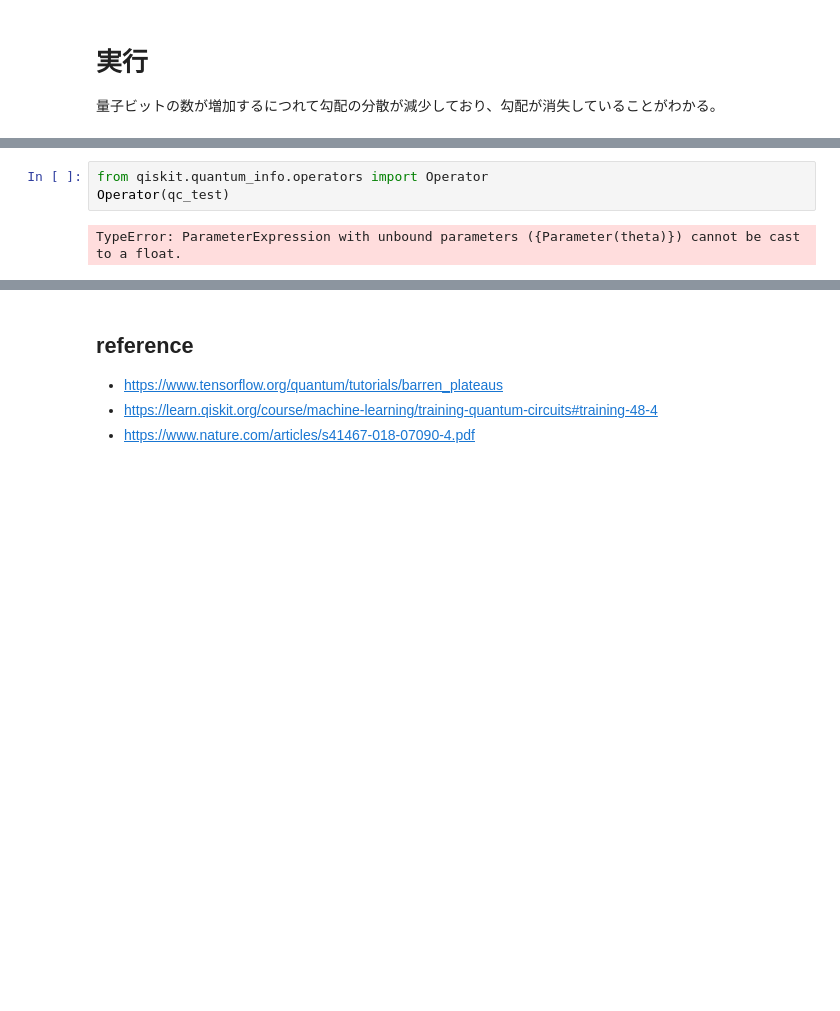
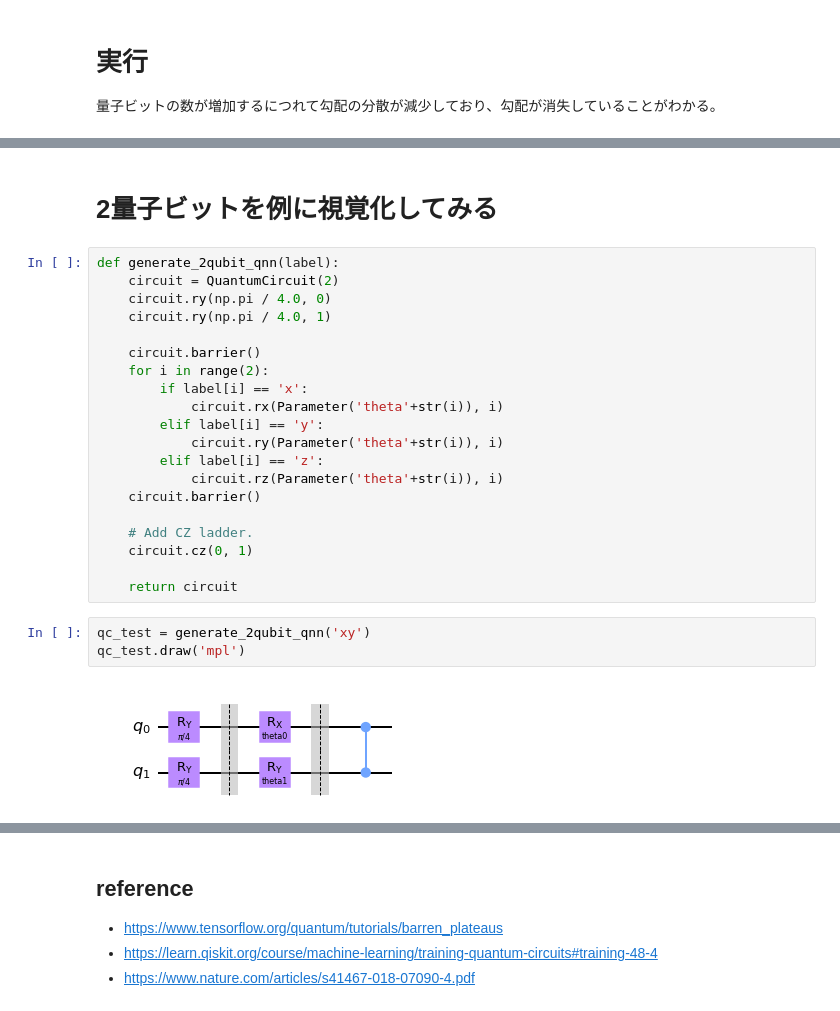
Before and after one commit to daimurat/qiskit-implementation, a Jupyter notebook: quantum-algorithm/QML/qnn_barren_plateaus.ipynb, the cells around one changed output, grey strips where cells are left out. Cells and saved outputs as stored; diff of their text form; blank space fills up the shorter version.

```diff
--- a/quantum-algorithm/QML/qnn_barren_plateaus.ipynb
+++ b/quantum-algorithm/QML/qnn_barren_plateaus.ipynb
@@ -103,5 +99,27 @@ plt.show()
-# %%
-from qiskit.quantum_info.operators import Operator
-Operator(qc_test)
-# %% [output]
-TypeError: ParameterExpression with unbound parameters ({Parameter(theta)}) cannot be cast to a float.
+# %% [markdown]
+# 2量子ビットを例に視覚化してみる
+# %%
+def generate_2qubit_qnn(label):
+    circuit = QuantumCircuit(2)
+    circuit.ry(np.pi / 4.0, 0)
+    circuit.ry(np.pi / 4.0, 1)
+
+    circuit.barrier()
+    for i in range(2):
+        if label[i] == 'x':
+            circuit.rx(Parameter('theta'+str(i)), i)
+        elif label[i] == 'y':
+            circuit.ry(Parameter('theta'+str(i)), i)
+        elif label[i] == 'z':
+            circuit.rz(Parameter('theta'+str(i)), i)
+    circuit.barrier()
+
+    # Add CZ ladder.
+    circuit.cz(0, 1)
+
+    return circuit
+# %%
+qc_test = generate_2qubit_qnn('xy')
+qc_test.draw('mpl')
+# %% [output]
+[figure, added]
```
Also changed, not shown: parts of 6 cells of this notebook, 4 other files.
